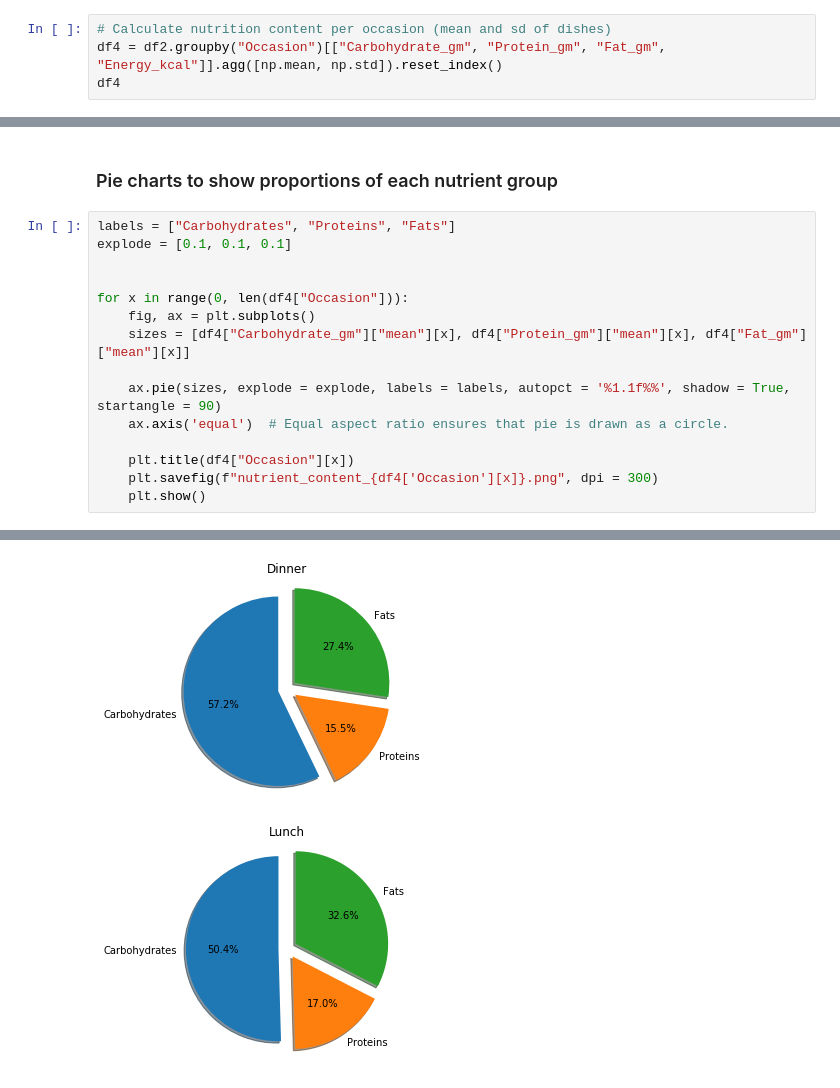
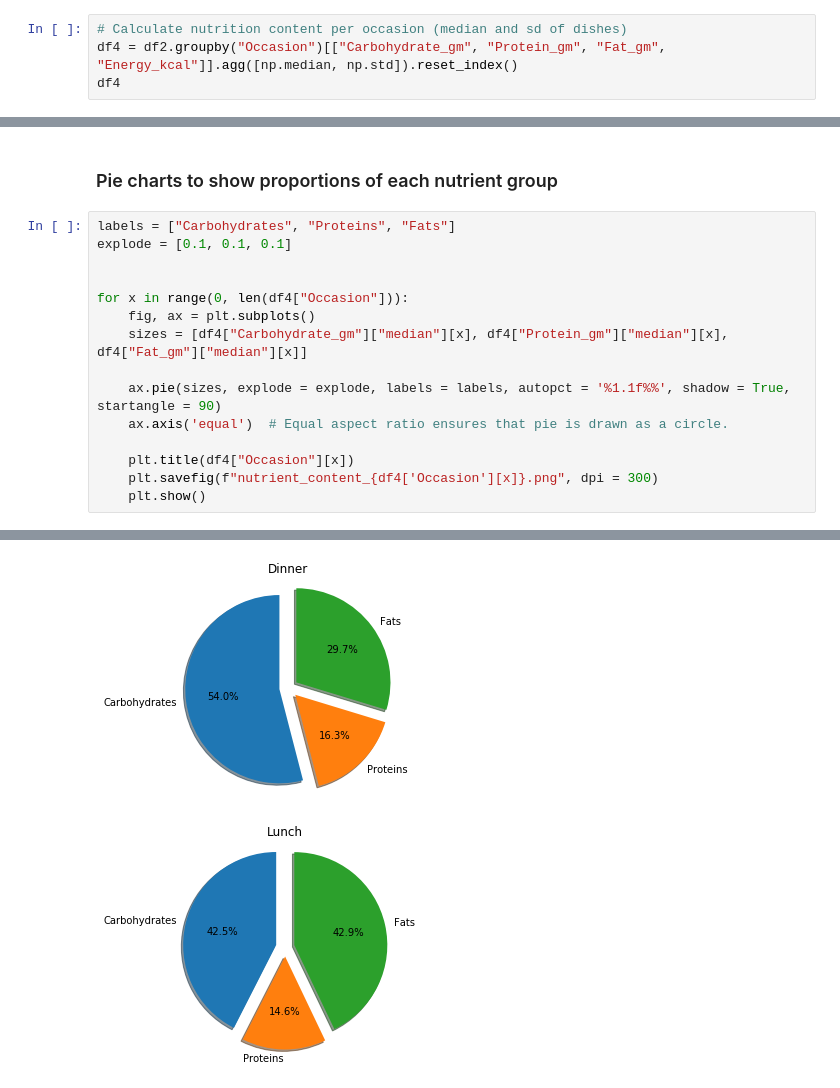
Before and after one commit to rochiecuevas/FoodChoice, a Jupyter notebook: Nutrition_data_WB.ipynb, the cells around one changed output, grey strips where cells are left out. Cells and saved outputs as stored; diff of their text form.

```diff
--- a/Nutrition_data_WB.ipynb
+++ b/Nutrition_data_WB.ipynb
@@ -99,8 +99,8 @@ df3
 | 163 | 164 | Yoghurt | 100.0 | 4.400 | 3.200 | 4.100 | 67.00 |
 164 rows × 7 columns
 # %%
-# Calculate nutrition content per occasion (mean and sd of dishes)
-df4 = df2.groupby("Occasion")[["Carbohydrate_gm", "Protein_gm", "Fat_gm", "Energy_kcal"]].agg([np.mean, np.std]).reset_index()
+# Calculate nutrition content per occasion (median and sd of dishes)
+df4 = df2.groupby("Occasion")[["Carbohydrate_gm", "Protein_gm", "Fat_gm", "Energy_kcal"]].agg([np.median, np.std]).reset_index()
 df4
 # %% [output]
 |  | Occasion | Carbohydrate_gm |  | Protein_gm |  | Fat_gm |  | Energy_kcal |  |
@@ -164,7 +180,7 @@ explode = [0.1, 0.1, 0.1]
 
 for x in range(0, len(df4["Occasion"])):
     fig, ax = plt.subplots()
-    sizes = [df4["Carbohydrate_gm"]["mean"][x], df4["Protein_gm"]["mean"][x], df4["Fat_gm"]["mean"][x]]
+    sizes = [df4["Carbohydrate_gm"]["median"][x], df4["Protein_gm"]["median"][x], df4["Fat_gm"]["median"][x]]
 
     ax.pie(sizes, explode = explode, labels = labels, autopct = '%1.1f%%', shadow = True, startangle = 90)
     ax.axis('equal')  # Equal aspect ratio ensures that pie is drawn as a circle.
@@ -178,2 +194,2 @@ for x in range(0, len(df4["Occasion"])):
-[figure, old version]
+[figure, new version]
-[figure, old version]
+[figure, new version]
```
Also changed, not shown: parts of 12 cells of this notebook.
